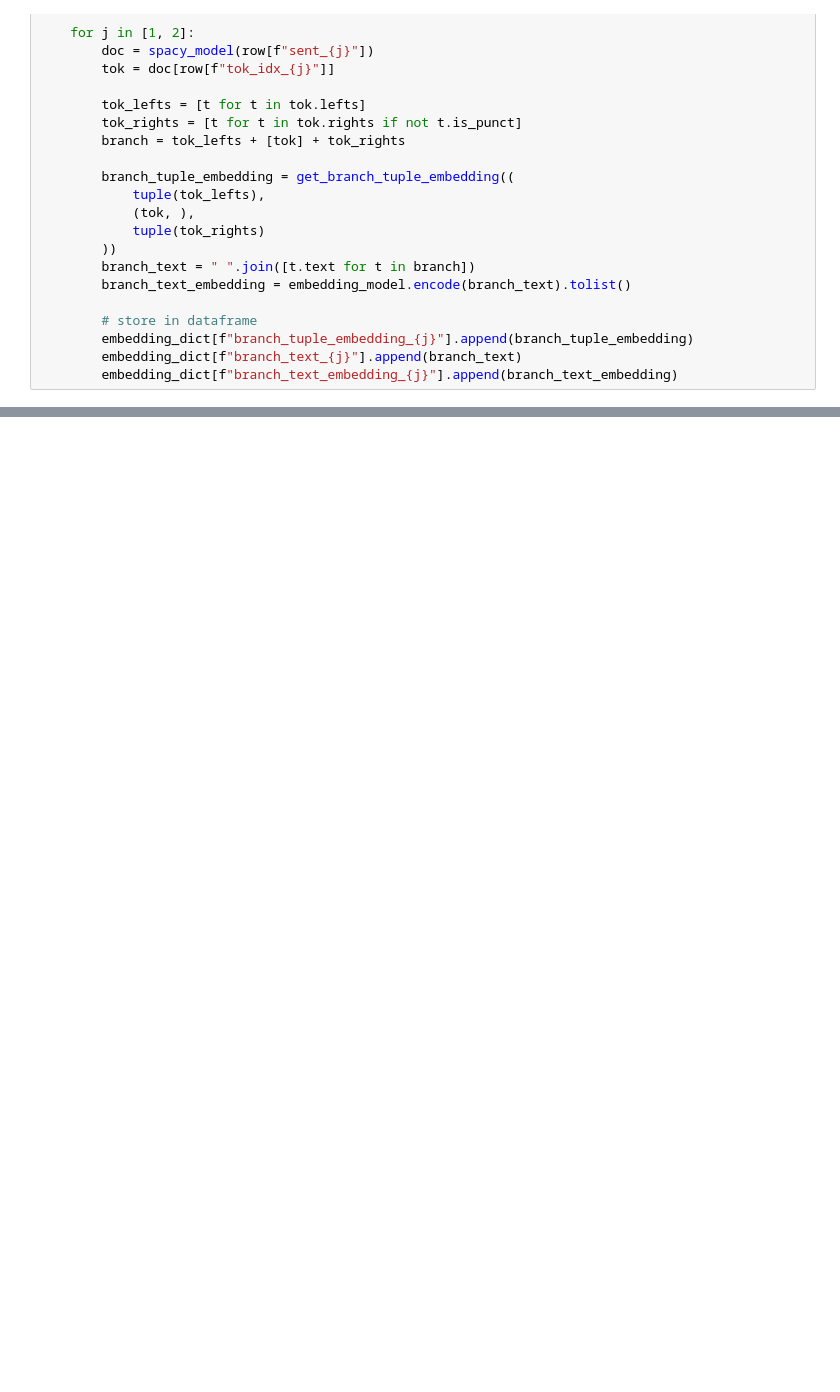
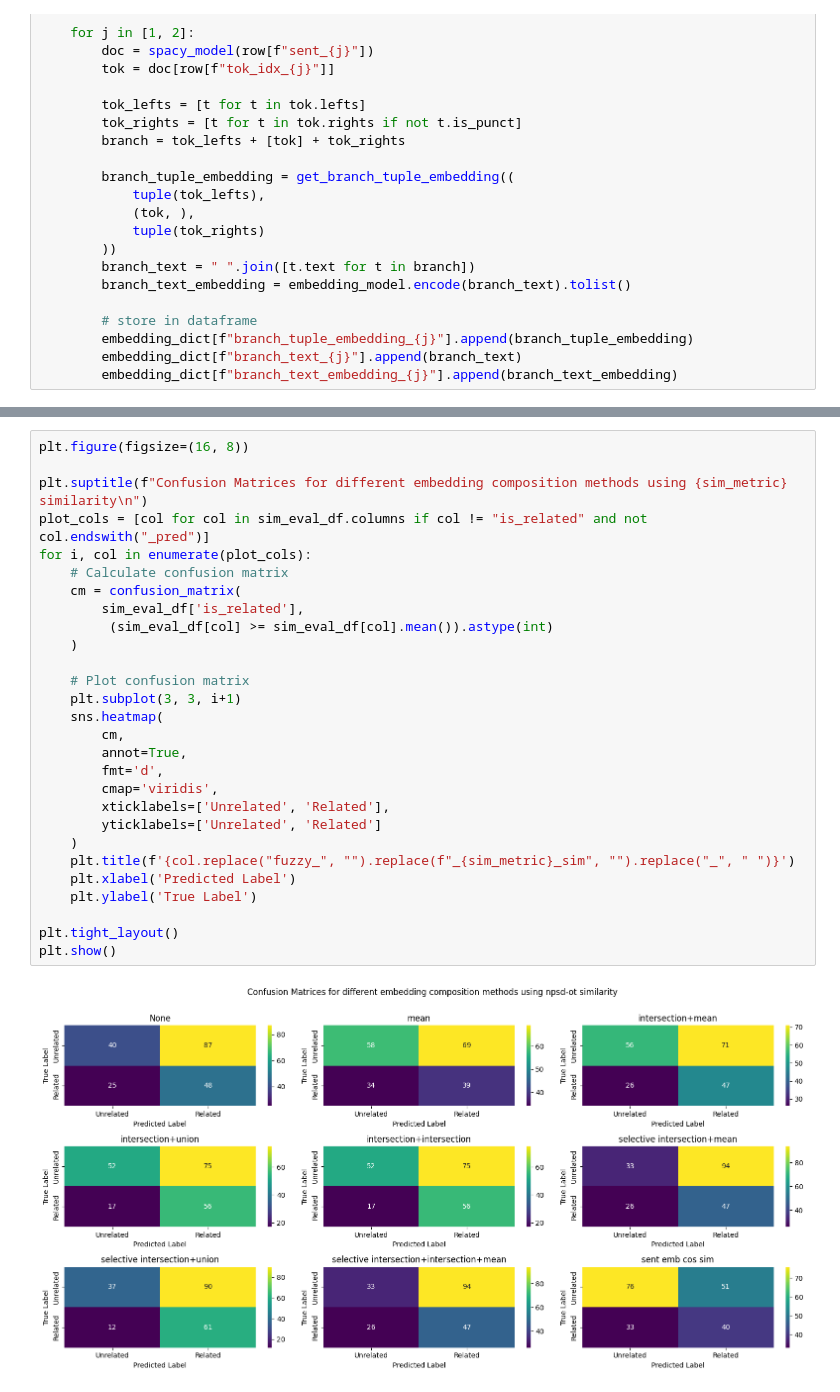
Before and after one commit to IsaacFigNewton/DisCoFuzz, a Jupyter notebook: DisCoFuzz_WiC_Eval.ipynb, the cells around one changed output, grey strips where cells are left out. Cells and saved outputs as stored; diff of their text form; blank space fills up the shorter version.

```diff
--- a/DisCoFuzz_WiC_Eval.ipynb
+++ b/DisCoFuzz_WiC_Eval.ipynb
@@ -150,0 +278,30 @@ train_df.head()
+# %%
+plt.figure(figsize=(16, 8))
+
+plt.suptitle(f"Confusion Matrices for different embedding composition methods using {sim_metric} similarity\n")
+plot_cols = [col for col in sim_eval_df.columns if col != "is_related" and not col.endswith("_pred")]
+for i, col in enumerate(plot_cols):
+    # Calculate confusion matrix
+    cm = confusion_matrix(
+        sim_eval_df['is_related'],
+         (sim_eval_df[col] >= sim_eval_df[col].mean()).astype(int)
+    )
+
+    # Plot confusion matrix
+    plt.subplot(3, 3, i+1)
+    sns.heatmap(
+        cm,
+        annot=True,
+        fmt='d',
+        cmap='viridis',
+        xticklabels=['Unrelated', 'Related'],
+        yticklabels=['Unrelated', 'Related']
+    )
+    plt.title(f'{col.replace("fuzzy_", "").replace(f"_{sim_metric}_sim", "").replace("_", " ")}')
+    plt.xlabel('Predicted Label')
+    plt.ylabel('True Label')
+
+plt.tight_layout()
+plt.show()
+# %% [output]
+[figure, added]
```
Also changed, not shown: parts of 20 cells of this notebook, 2 other files.
